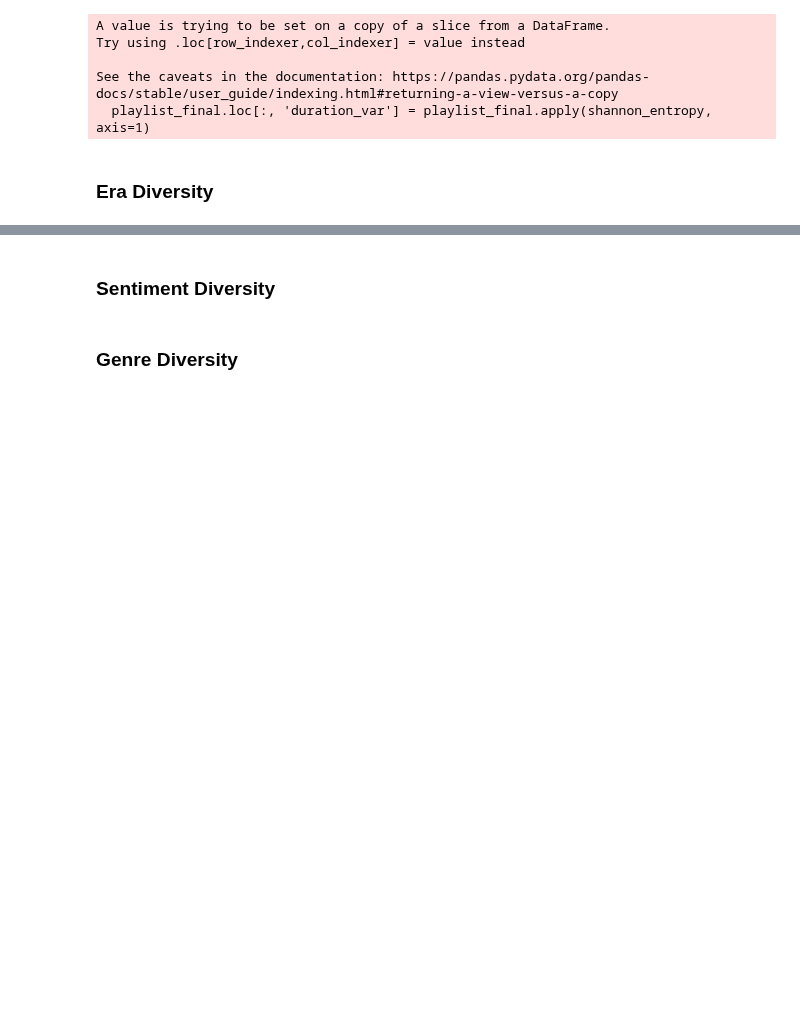
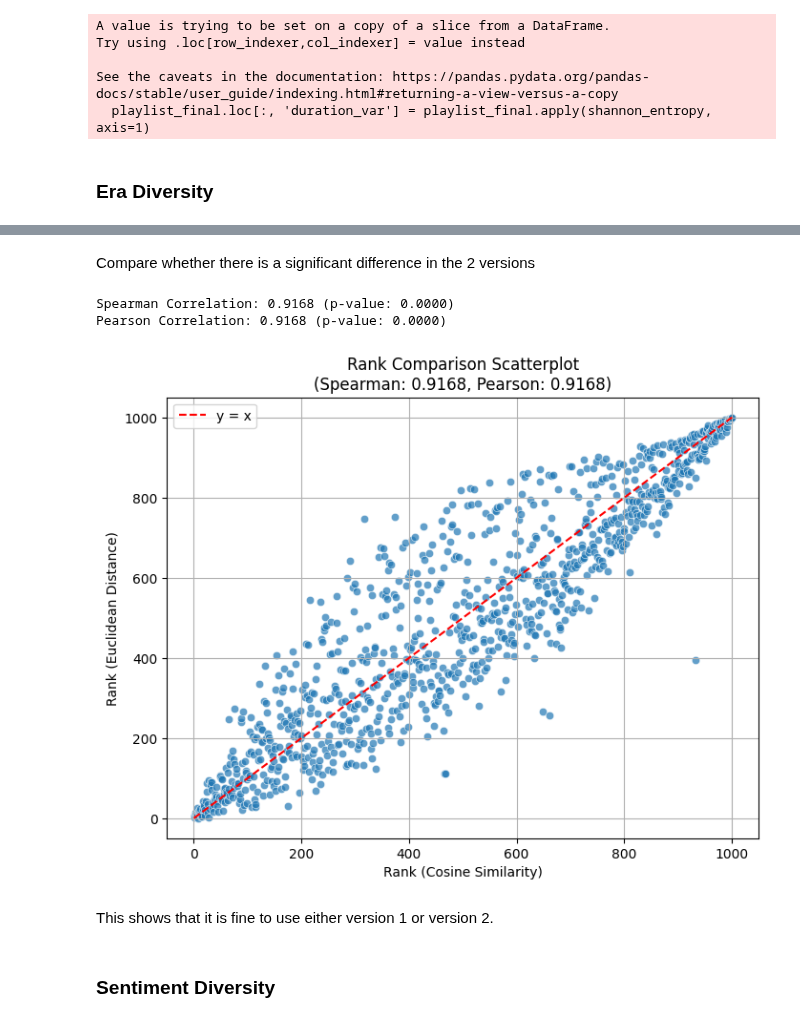
Before and after one commit to ouch528/Spotifynd, a Jupyter notebook: 1000_sampling/script.ipynb, the cells around one changed output, grey strips where cells are left out. Cells and saved outputs as stored; diff of their text form; code cells hidden in the pictures; blank space fills up the shorter version.

Commit message:
full code for 1000 playlist sampling

```diff
--- a/1000_sampling/script.ipynb
+++ b/1000_sampling/script.ipynb
@@ -198,0 +205,4 @@ playlist_final = playlist_final.drop(columns=["early_years_proportion", "classic
+# %%
+track_audio = track_final[['track_idx', "Instrumental / Ambient Sounds", "Soft Acoustic / Classical", "Orchestral / Soundtrack","Mid-tempo Pop / Indie","Upbeat Electronic / Dance",
+                           "Slow & Melancholic (Sad Songs)", "Experimental / Jazz Fusion", "Lo-Fi / Chill Vibes"]]
+track_audio.head()
@@ -198,0 +218,16 @@ playlist_final = playlist_final.drop(columns=["early_years_proportion", "classic
+# %%
+# Define the DataFrame (assuming track_audio is already loaded)
+columns_to_impute = [
+    "Instrumental / Ambient Sounds", "Soft Acoustic / Classical", "Orchestral / Soundtrack",
+    "Mid-tempo Pop / Indie", "Upbeat Electronic / Dance", "Slow & Melancholic (Sad Songs)",
+    "Experimental / Jazz Fusion", "Lo-Fi / Chill Vibes"
+]
+
+# Impute missing values with the median for each column
+track_audio.loc[:, columns_to_impute] = track_audio[columns_to_impute].fillna(track_audio[columns_to_impute].median())
+
+# Normalize so that each row sums to 1
+row_sums = track_audio[columns_to_impute].sum(axis=1)
+
+# Avoid division by zero, normalize, then replace NaNs with 0 (if a row was entirely 0)
+track_audio.loc[:, columns_to_impute] = track_audio[columns_to_impute].div(row_sums, axis=0).fillna(0)
@@ -199,4 +392,49 @@ playlist_final = playlist_final.drop(columns=["early_years_proportion", "classic
+# %% [markdown]
+Compare whether there is a significant difference in the 2 versions
+# %%
+# Merge the two DataFrames on 'playlist_idx'
+comparison_df = playlist_genre_avg_similarity.merge(
+    playlist_genre_avg_distance, on='playlist_idx', suffixes=('_cosine', '_euclidean')
+)
+
+# Sort by both metrics to compare rankings
+comparison_df = comparison_df.sort_values(by='avg_diversity_score_cosine', ascending=False)
+
+# Assign ranks based on both metrics
+comparison_df['rank_cosine'] = comparison_df['avg_diversity_score_cosine'].rank(ascending=False)
+comparison_df['rank_euclidean'] = comparison_df['avg_diversity_score_euclidean'].rank(ascending=False)
+
+# Compute Spearman correlation (for ranked data)
+spearman_corr, spearman_pval = spearmanr(comparison_df['rank_cosine'], comparison_df['rank_euclidean'])
+
+# Compute Pearson correlation (for linear relationship)
+pearson_corr, pearson_pval = pearsonr(comparison_df['rank_cosine'], comparison_df['rank_euclidean'])
+
+# Print correlation results
+print(f"Spearman Correlation: {spearman_corr:.4f} (p-value: {spearman_pval:.4f})")
+print(f"Pearson Correlation: {pearson_corr:.4f} (p-value: {pearson_pval:.4f})")
+
+# Scatter plot
+plt.figure(figsize=(8, 6))
+sns.scatterplot(x=comparison_df['rank_cosine'], y=comparison_df['rank_euclidean'], alpha=0.7)
+
+# Plot identity line (y = x) for reference
+plt.plot([comparison_df['rank_cosine'].min(), comparison_df['rank_cosine'].max()],
+         [comparison_df['rank_cosine'].min(), comparison_df['rank_cosine'].max()],
+         linestyle='dashed', color='red', label='y = x')
+
+# Labels and title
+plt.xlabel('Rank (Cosine Similarity)')
+plt.ylabel('Rank (Euclidean Distance)')
+plt.title(f"Rank Comparison Scatterplot\n(Spearman: {spearman_corr:.4f}, Pearson: {pearson_corr:.4f})")
+plt.legend()
+plt.grid(True)
+plt.show()
+# %% [output]
+Spearman Correlation: 0.9168 (p-value: 0.0000)
+Pearson Correlation: 0.9168 (p-value: 0.0000)
+[figure, added]
+# %% [markdown]
+This shows that it is fine to use either version 1 or version 2.
 # %% [markdown]
 ### Sentiment Diversity
-# %% [markdown]
-### Genre Diversity
```
Also changed, not shown: parts of 26 cells of this notebook, 1 other file.
